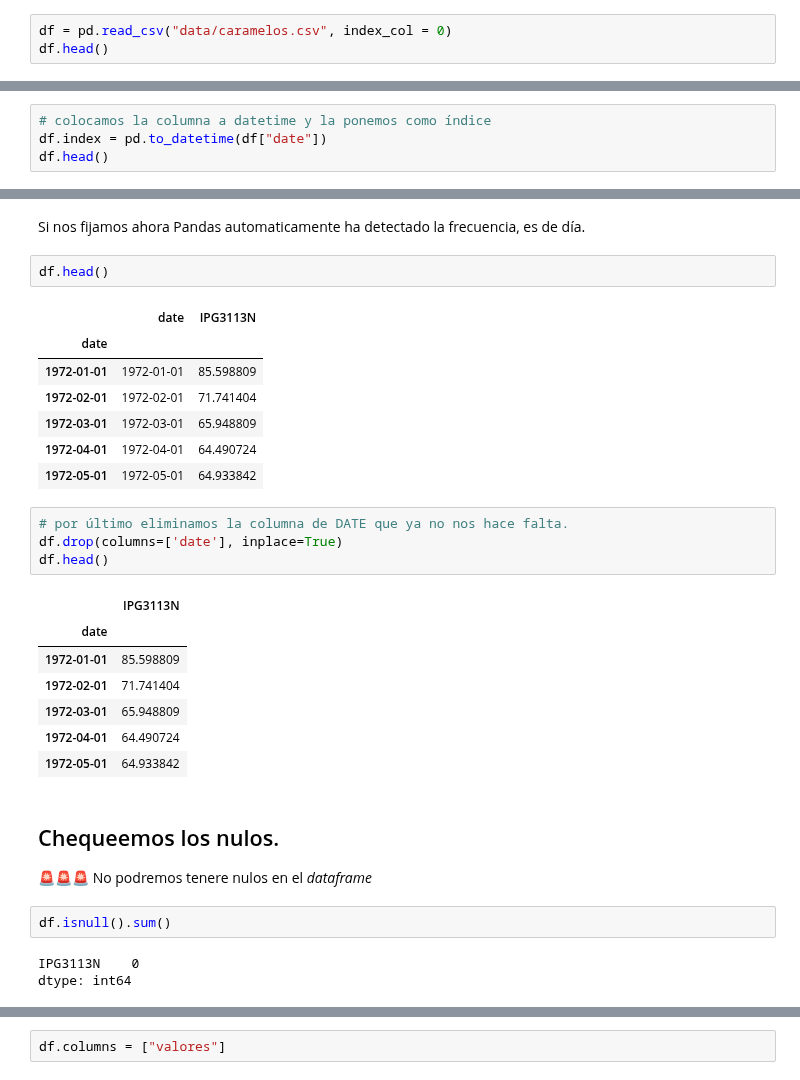
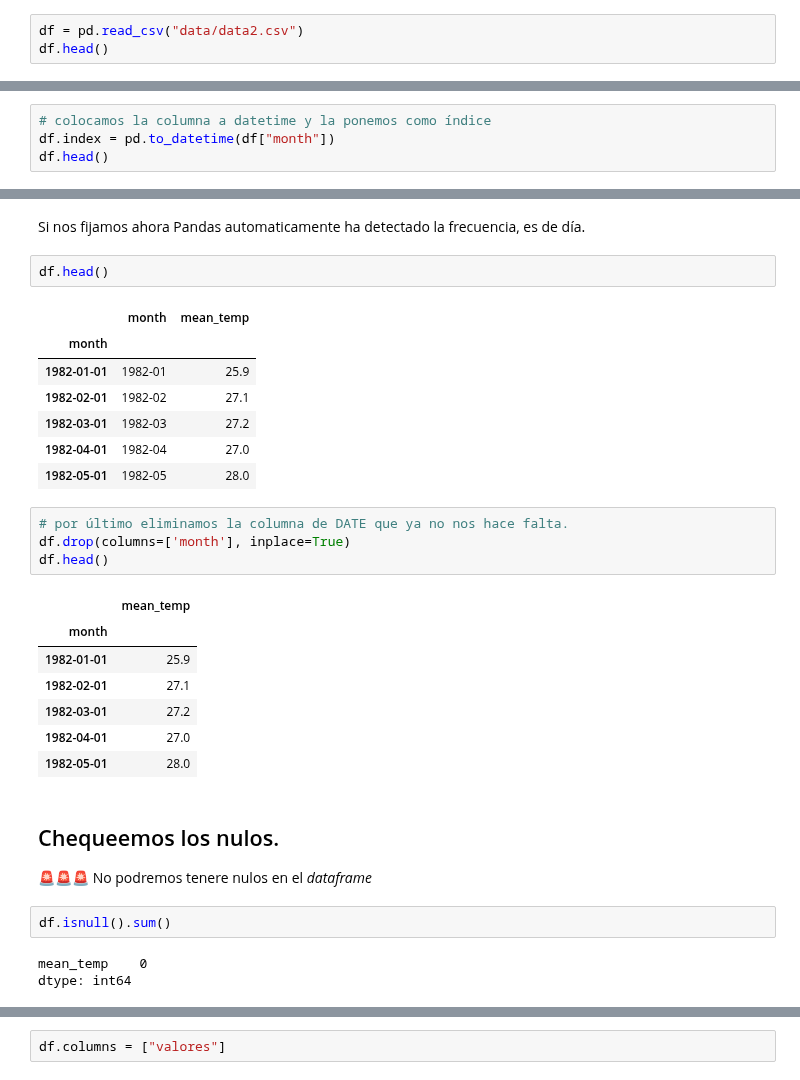
Before and after one commit to Ironhack-Part-Time-Enero2022/apuntes-clases, a Jupyter notebook: semana-20/20.2-time-series-estacionario.ipynb, the cells around one changed output, grey strips where cells are left out. Cells and saved outputs as stored; diff of their text form.

```diff
--- a/semana-20/20.2-time-series-estacionario.ipynb
+++ b/semana-20/20.2-time-series-estacionario.ipynb
@@ -52,6 +53,6 @@ Cuando estamos trabajando con Series Temporales nos tenemos que hacer las siguie
 # %% [markdown]
 # Exploración de los datos
 # %%
-df = pd.read_csv("data/caramelos.csv", index_col = 0)
+df = pd.read_csv("data/data2.csv")
 df.head()
 # %% [output]
@@ -77,6 +78,6 @@ IPG3113N    float64
 dtype: object
 # %%
 # colocamos la columna a datetime y la ponemos como índice
-df.index = pd.to_datetime(df["date"])
+df.index = pd.to_datetime(df["month"])
 df.head()
 # %% [output]
@@ -118,25 +119,25 @@ Si nos fijamos ahora Pandas automaticamente ha detectado la frecuencia, es de d
 # %%
 df.head()
 # %% [output]
-|  | date | IPG3113N |
-| date |  |  |
-| 1972-01-01 | 1972-01-01 | 85.598809 |
-| 1972-02-01 | 1972-02-01 | 71.741404 |
-| 1972-03-01 | 1972-03-01 | 65.948809 |
-| 1972-04-01 | 1972-04-01 | 64.490724 |
-| 1972-05-01 | 1972-05-01 | 64.933842 |
+|  | month | mean_temp |
+| month |  |  |
+| 1982-01-01 | 1982-01 | 25.9 |
+| 1982-02-01 | 1982-02 | 27.1 |
+| 1982-03-01 | 1982-03 | 27.2 |
+| 1982-04-01 | 1982-04 | 27.0 |
+| 1982-05-01 | 1982-05 | 28.0 |
 # %%
 # por último eliminamos la columna de DATE que ya no nos hace falta.
-df.drop(columns=['date'], inplace=True)
+df.drop(columns=['month'], inplace=True)
 df.head()
 # %% [output]
-|  | IPG3113N |
-| date |  |
-| 1972-01-01 | 85.598809 |
-| 1972-02-01 | 71.741404 |
-| 1972-03-01 | 65.948809 |
-| 1972-04-01 | 64.490724 |
-| 1972-05-01 | 64.933842 |
+|  | mean_temp |
+| month |  |
+| 1982-01-01 | 25.9 |
+| 1982-02-01 | 27.1 |
+| 1982-03-01 | 27.2 |
+| 1982-04-01 | 27.0 |
+| 1982-05-01 | 28.0 |
 # %% [markdown]
 ## Chequeemos los nulos.
 
@@ -144,5 +145,5 @@ df.head()
 # %%
 df.isnull().sum()
 # %% [output]
-IPG3113N    0
+mean_temp    0
 dtype: int64
```
Also changed, not shown: parts of 51 cells of this notebook, 5 other files.
